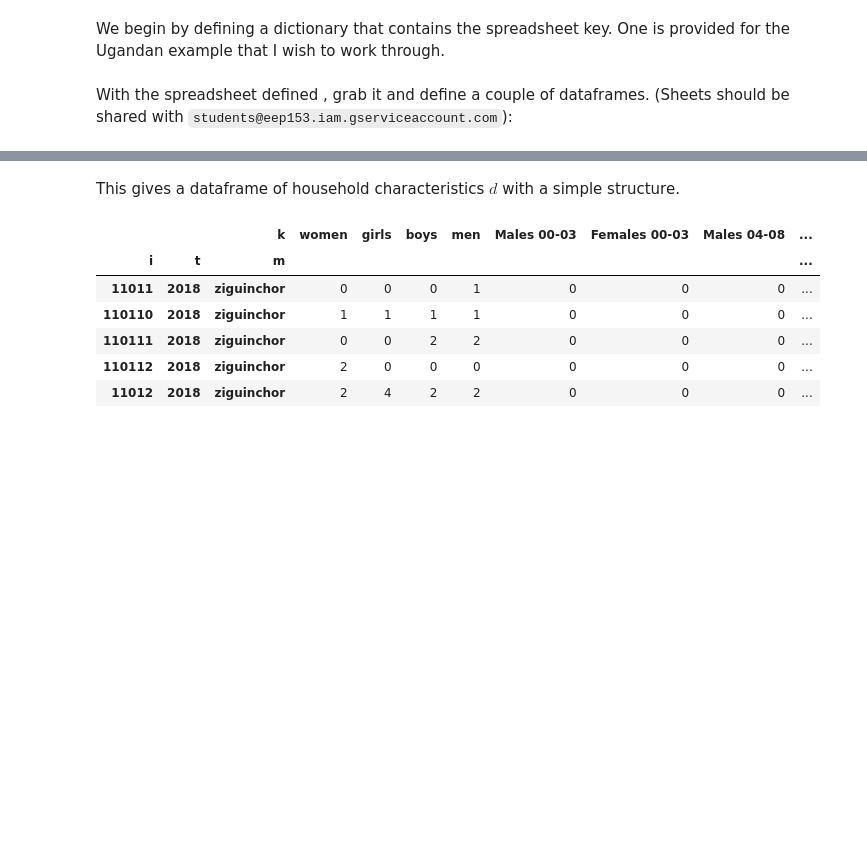
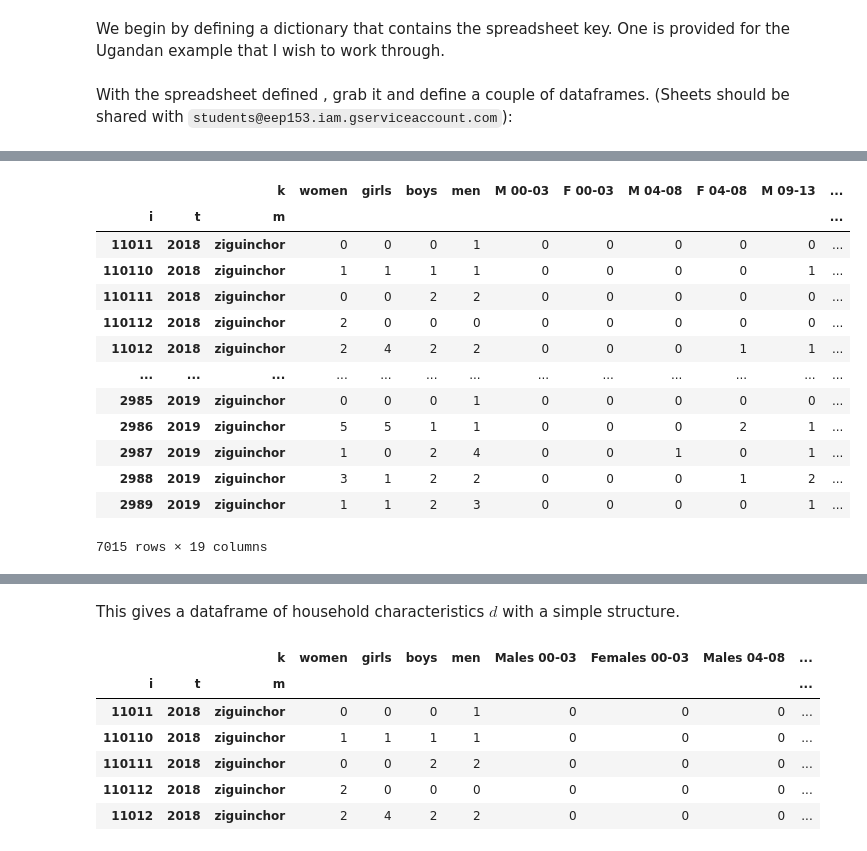
Before and after one commit to reilyfairchild/EEP153-Project-3, a Jupyter notebook: estimation_example.ipynb, the cells around one changed output, grey strips where cells are left out. Saved outputs shown, nothing was run; the diff lists cells and outputs as text; code cells hidden in the pictures; blank space fills up the shorter version.

```diff
--- a/estimation_example.ipynb
+++ b/estimation_example.ipynb
@@ -108,4 +111,31 @@ i      t     m           j
 Name: Expenditure, Length: 93749, dtype: float64
+# %%
+# Get HH characteristics...
+z = read_sheets(Senegal_Data,sheet='Household Characteristics')
+
+if 'm' not in z.columns:
+    z['m'] = 1
+
+z = z.set_index(['i','t','m'])
+z.columns.name = 'k'
+
+z = z.apply(lambda x: pd.to_numeric(x,errors='coerce'))
+z
+# %% [output]
+|  |  | k | women | girls | boys | men | M 00-03 | F 00-03 | M 04-08 | F 04-08 | M 09-13 | ... |
+| i | t | m |  |  |  |  |  |  |  |  |  | ... |
+| 11011 | 2018 | ziguinchor | 0 | 0 | 0 | 1 | 0 | 0 | 0 | 0 | 0 | ... |
+| 110110 | 2018 | ziguinchor | 1 | 1 | 1 | 1 | 0 | 0 | 0 | 0 | 1 | ... |
+| 110111 | 2018 | ziguinchor | 0 | 0 | 2 | 2 | 0 | 0 | 0 | 0 | 0 | ... |
+| 110112 | 2018 | ziguinchor | 2 | 0 | 0 | 0 | 0 | 0 | 0 | 0 | 0 | ... |
+| 11012 | 2018 | ziguinchor | 2 | 4 | 2 | 2 | 0 | 0 | 0 | 1 | 1 | ... |
+| ... | ... | ... | ... | ... | ... | ... | ... | ... | ... | ... | ... | ... |
+| 2985 | 2019 | ziguinchor | 0 | 0 | 0 | 1 | 0 | 0 | 0 | 0 | 0 | ... |
+| 2986 | 2019 | ziguinchor | 5 | 5 | 1 | 1 | 0 | 0 | 0 | 2 | 1 | ... |
+| 2987 | 2019 | ziguinchor | 1 | 0 | 2 | 4 | 0 | 0 | 1 | 0 | 1 | ... |
+| 2988 | 2019 | ziguinchor | 3 | 1 | 2 | 2 | 0 | 0 | 0 | 1 | 2 | ... |
+| 2989 | 2019 | ziguinchor | 1 | 1 | 2 | 3 | 0 | 0 | 0 | 0 | 1 | ... |
+7015 rows × 19 columns
 # %%
 # Now prices
 p = read_sheets(Senegal_Data,sheet='Food Prices (2019)').set_index(['t','m','j','u'])
```
Also changed, not shown: parts of 15 cells of this notebook.
